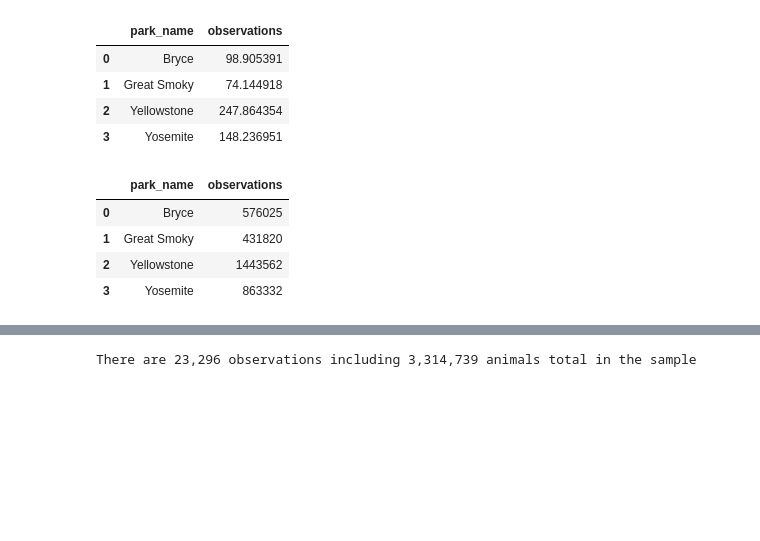
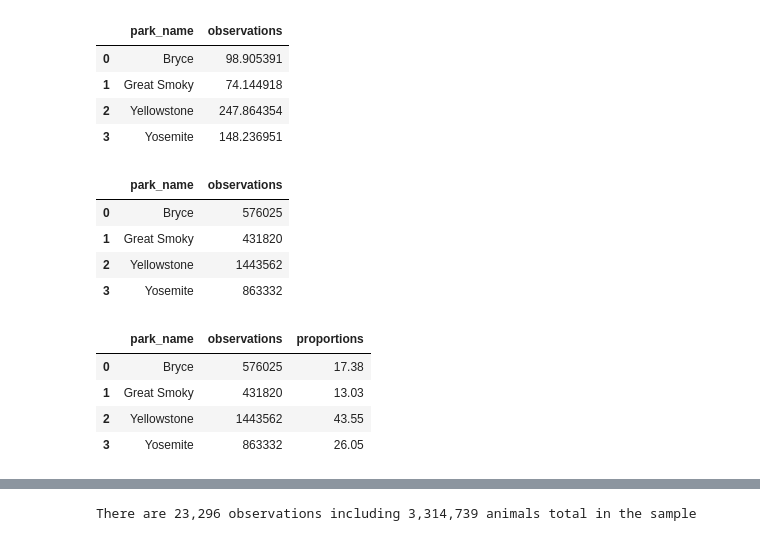
Before and after one commit to LiZoMark841619/Biodiversity_Project, a Jupyter notebook: biodiversity_starter/biodiversity.ipynb, the cells around one changed output, grey strips where cells are left out. Saved outputs shown, nothing was run; the diff lists cells and outputs as text; code cells hidden in the pictures; blank space fills up the shorter version.

```diff
--- a/biodiversity_starter/biodiversity.ipynb
+++ b/biodiversity_starter/biodiversity.ipynb
@@ -71,0 +73,8 @@ total_animal
+# %%
+total_animal
+# %% [output]
+|  | park_name | observations | proportions |
+| 0 | Bryce | 576025 | 17.38 |
+| 1 | Great Smoky | 431820 | 13.03 |
+| 2 | Yellowstone | 1443562 | 43.55 |
+| 3 | Yosemite | 863332 | 26.05 |
```
Also changed, not shown: parts of 8 cells of this notebook, 3 other files.
